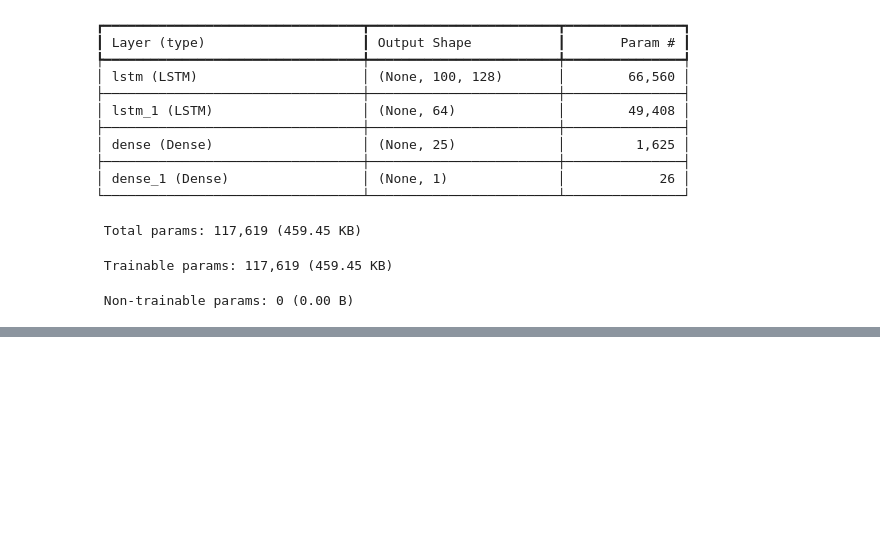
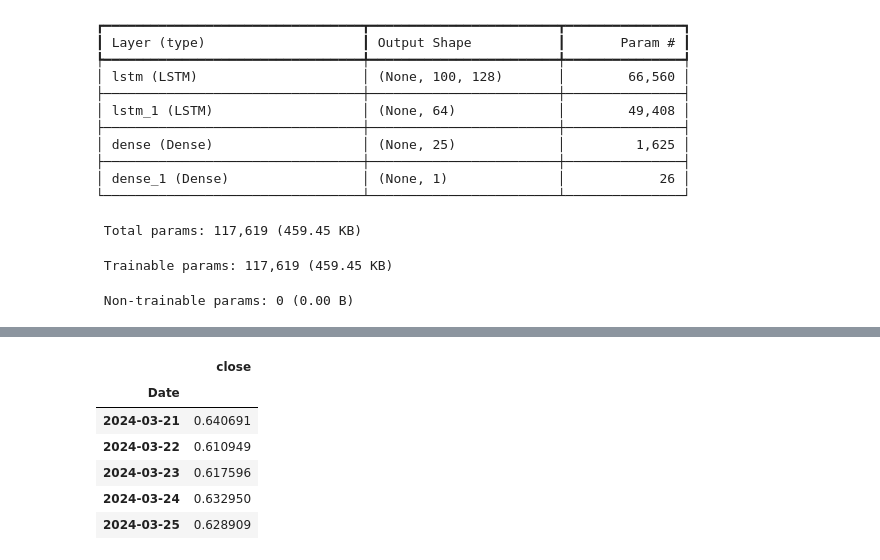
Before and after one commit to aivarasmink/ptu20_ml_reinforcement, a Jupyter notebook: ripple_prices_prediction_02/ripple.ipynb, the cells around one changed output, grey strips where cells are left out. Cells and saved outputs as stored; diff of their text form; code cells hidden in the pictures; blank space fills up the shorter version.

```diff
--- a/ripple_prices_prediction_02/ripple.ipynb
+++ b/ripple_prices_prediction_02/ripple.ipynb
@@ -311,0 +380,11 @@ array([[0.15303515],
+# %%
+last_100 = closing_price[['close']].tail(100)
+last_100.tail()
+# %% [output]
+|  | close |
+| Date |  |
+| 2024-03-21 | 0.640691 |
+| 2024-03-22 | 0.610949 |
+| 2024-03-23 | 0.617596 |
+| 2024-03-24 | 0.632950 |
+| 2024-03-25 | 0.628909 |
```
Also changed, not shown: parts of 16 cells of this notebook.
